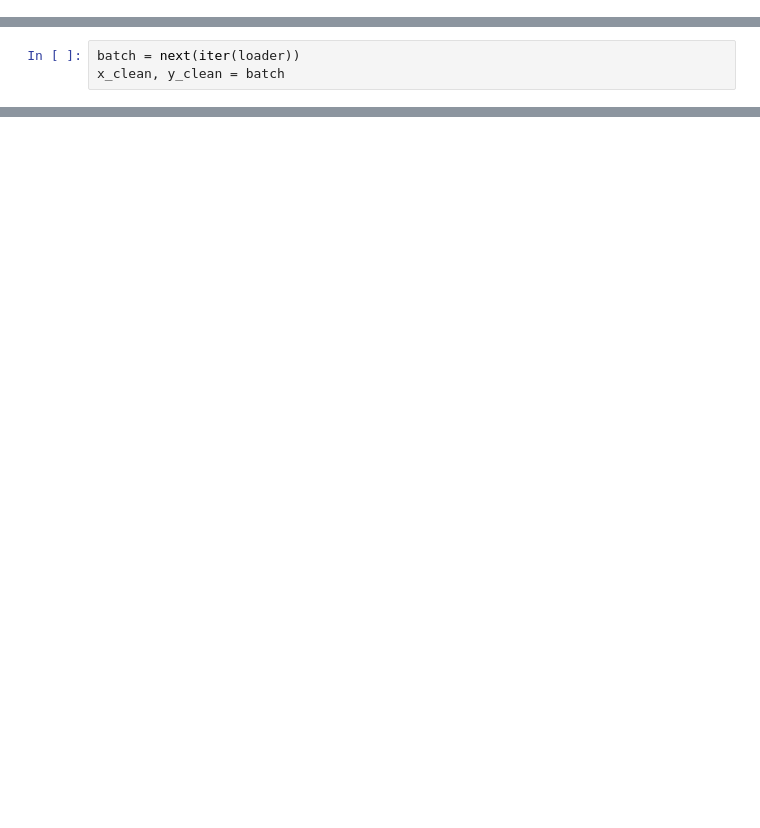
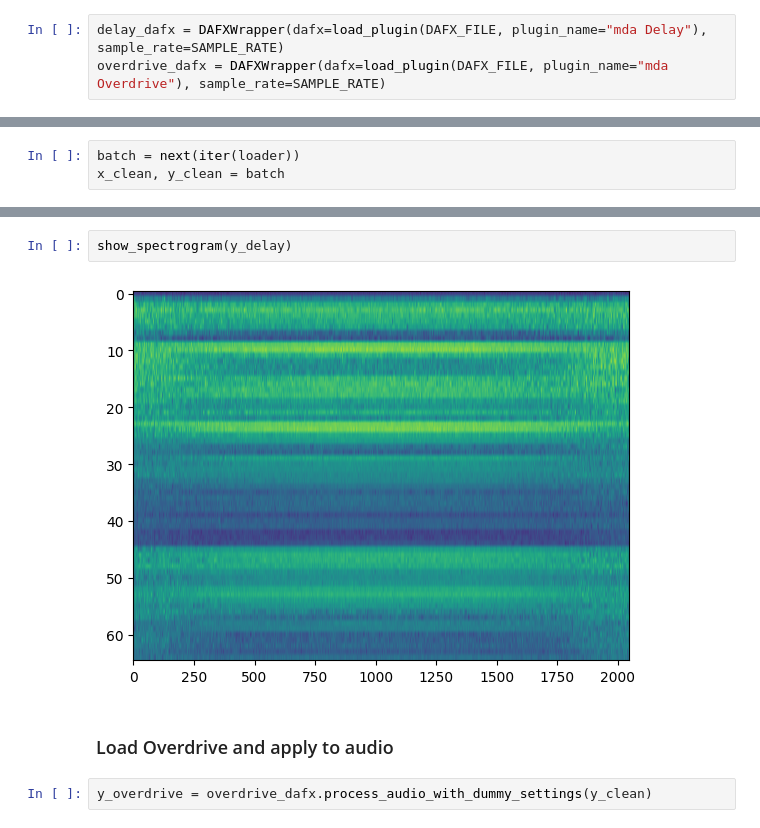
Before and after one commit to kieran-grant/Level5ProjectAudioVAE, a Jupyter notebook: src/notebooks/interpolation.ipynb, the cells around one changed output, grey strips where cells are left out. Cells and saved outputs as stored; diff of their text form; blank space fills up the shorter version.

```diff
--- a/src/notebooks/interpolation.ipynb
+++ b/src/notebooks/interpolation.ipynb
@@ -53,0 +166,3 @@ Loaded 88 files for train = 66.89 hours.
+# %%
+delay_dafx = DAFXWrapper(dafx=load_plugin(DAFX_FILE, plugin_name="mda Delay"), sample_rate=SAMPLE_RATE)
+overdrive_dafx = DAFXWrapper(dafx=load_plugin(DAFX_FILE, plugin_name="mda Overdrive"), sample_rate=SAMPLE_RATE)
@@ -77,0 +186,8 @@ tensor(2.0791, grad_fn=<StdBackward0>)
+# %%
+show_spectrogram(y_delay)
+# %% [output]
+[figure, added]
+# %% [markdown]
+### Load Overdrive and apply to audio
+# %%
+y_overdrive = overdrive_dafx.process_audio_with_dummy_settings(y_clean)
```
Also changed, not shown: parts of 41 cells of this notebook.
